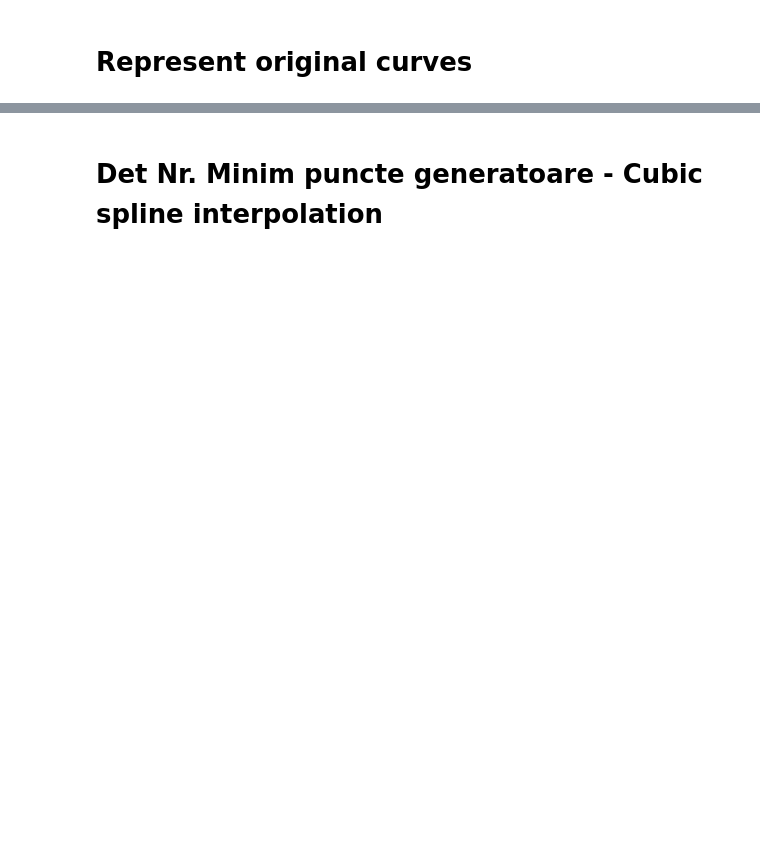
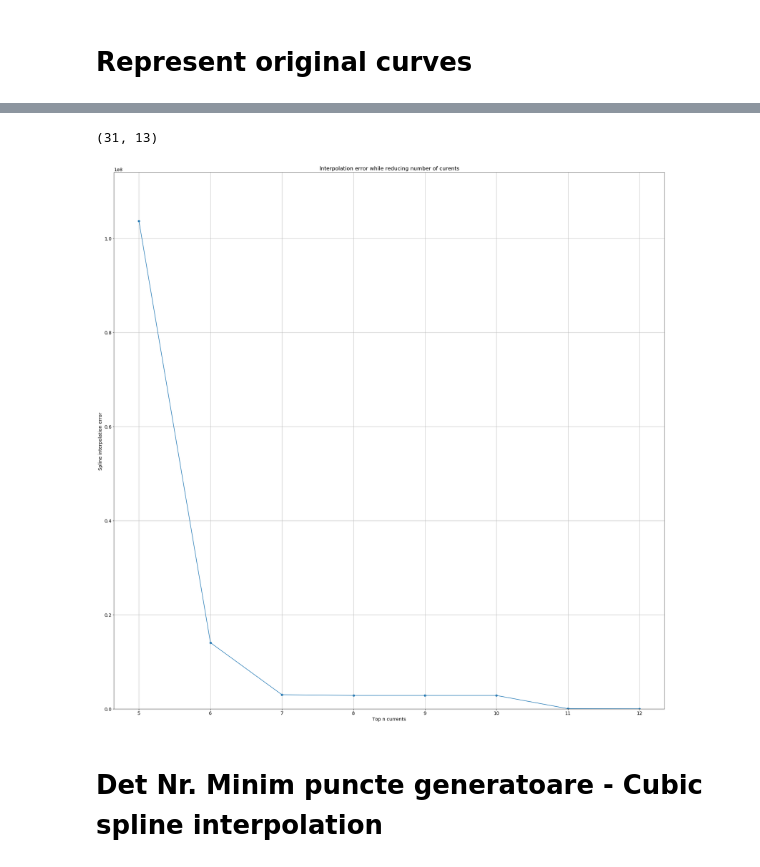
Before and after one commit to gleotescu/iq_interpolation, a Jupyter notebook: SRM.ipynb, the cells around one changed output, grey strips where cells are left out. Drawn from its saved outputs; the diff is of its cells as text; code cells hidden in the pictures; blank space fills up the shorter version.

```diff
--- a/SRM.ipynb
+++ b/SRM.ipynb
@@ -227,0 +148,17 @@ df_pred.to_csv('SRM_RidgePcaPoints.csv')
+# %%
+from sklearn.linear_model import Ridge
+from pandas import DataFrame as df
+
+X = np.copy(Flux)
+variance = np.var(X, axis=0)
+currents_variance = sorted(zip(I_currents, variance), key=lambda e : e[1], reverse=True)
+
+def get_top_currents(currents_no):
+    top_currents = sorted([e[0] for e in currents_variance[:currents_no]])
+    return top_currents
+
+top_n = range(2, len(I_currents))
+
+for n in top_n:
+    top_n_curents = get_top_currents(n)
+    print('top %2d currents' % n, top_n_curents)
@@ -228,2 +181,59 @@ df_pred.to_csv('SRM_RidgePcaPoints.csv')
+# %%
+#cubic spline interpolation
+
+from scipy.interpolate import interp1d
+from scipy import interpolate
+import itertools
+import sys
+from pandas import DataFrame as df
+
+X = np.copy(Flux)
+print(X.shape)
+
+def sum_squared_error(gr, pred):
+    gr = np.array(gr)
+    pred = np.array(pred)
+    return (10 ** 6) * (1 / gr.shape[0]) * sum((gr - pred) ** 2)
+
+def get_index(vec, e):
+    for i in range(len(vec)):
+        if e == vec[i]:
+            return i
+    assert(False)
+
+top_n = range(5, len(I_currents))
+errors = []
+for n in top_n:
+    top_n_curents = get_top_currents(n)
+    top_n_curents_indices = [get_index(I_currents, c) for c in top_n_curents]
+    error = 0
+    for curve in range(X.shape[0]):
+        # baseline = y values obtained when interpolating with all ground truth points
+        x = I_currents
+        baseline = X[curve, :]
+
+        # interpolate with top_n_currents as basis
+        x_ = top_n_curents
+        y_ = X[curve, top_n_curents_indices]
+        tck_ = interpolate.splrep(x_, y_, s=0)
+        y = interpolate.splev(x, tck_)
+
+        # error -- difference between baseline interp curve and current one
+        error += sum_squared_error(baseline, y)
+    errors.append(error)
+
+plt.xlabel('Top n currents', fontsize = 14)
+plt.ylabel('Spline interpolation error ', fontsize = 14)
+plt.ylim([0.1*min(errors), 1.1*max(errors)])
+plt.locator_params(axis='x', nbins=len(top_n))
+plt.scatter(top_n, errors)
+plt.plot(top_n, errors)
+plt.grid()
+plt.title('Interpolation error while reducing number of curents', fontsize=16)
+plt.savefig('SRM_george_output/errors_Spline_reducing_#curents.png', dpi = 200)
+plt.show()
+# %% [output]
+(31, 13)
+[figure, added]
 # %% [markdown]
 # Det Nr. Minim puncte  generatoare - Cubic spline interpolation
```
Also changed, not shown: parts of 17 cells of this notebook, 5 other files.
